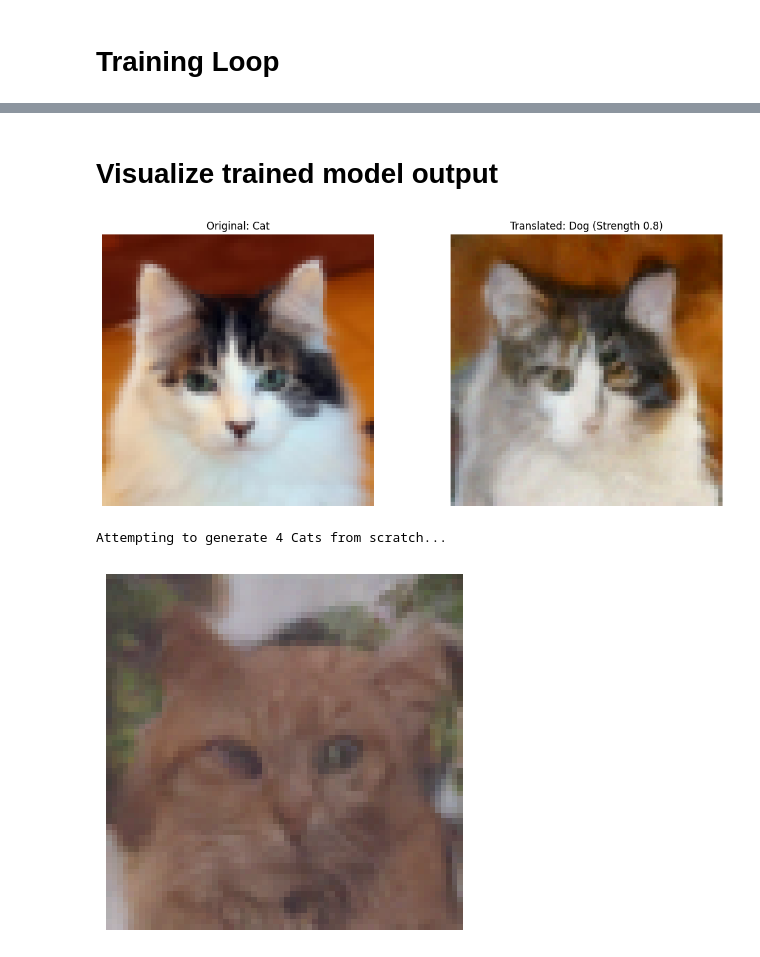
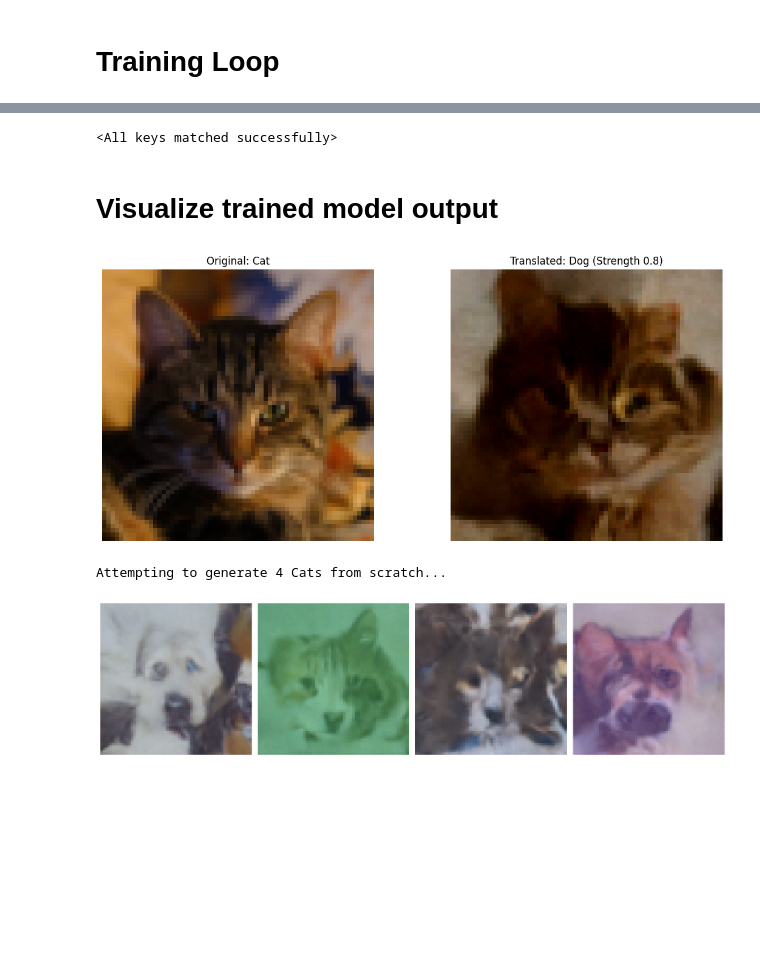
Before and after one commit to robertbejan/deepavance, a Jupyter notebook: miniproject_diffusion.ipynb, the cells around one changed output, grey strips where cells are left out. Cells and saved outputs as stored; diff of their text form; code cells hidden in the pictures; blank space fills up the shorter version.

Commit message:
try clip embeddings instead of labels

```diff
--- a/miniproject_diffusion.ipynb
+++ b/miniproject_diffusion.ipynb
@@ -347,7 +382,7 @@ class Diffusion:
 # %% [markdown]
 # Training util functions
 # %%
-def train_epoch(model, dataloader, optimizer, device, epoch, num_epochs, img_size=128):
+def train_epoch(model, dataloader, optimizer, device, epoch, num_epochs, img_size=128, clip_embeddings=None):
     model.train()
     train_loss = 0
 
@@ -360,11 +395,14 @@ def train_epoch(model, dataloader, optimizer, device, epoch, num_epochs, img_siz
 
         optimizer.zero_grad()
 
+        # --- Get CLIP embeddings for batch ---
+        clip_cond = torch.stack([clip_embeddings[int(l)] for l in labels]).to(device)
+
         # --- Diffusion Training Steps ---
         t = diffusion.sample_timesteps(data.shape[0])
         x_t, noise = diffusion.noise_images(data, t)
 
-        predicted_noise = model(x_t, t, labels)
+        predicted_noise = model(x_t, t, clip_cond)
 
         loss = mse(noise, predicted_noise)
 
@@ -375,7 +413,7 @@ def train_epoch(model, dataloader, optimizer, device, epoch, num_epochs, img_siz
     avg_loss = train_loss / len(dataloader)
     return avg_loss
 
-def validate_epoch(model, dataloader, device, img_size=128):
+def validate_epoch(model, dataloader, device, img_size=128, clip_embeddings=None):
     model.eval()
     val_loss = 0
 
@@ -386,10 +424,13 @@ def validate_epoch(model, dataloader, device, img_size=128):
         for data, labels in dataloader:
             data, labels = data.to(device), labels.to(device)
 
+            # --- Get CLIP embeddings for batch ---
+            clip_cond = torch.stack([clip_embeddings[int(l)] for l in labels]).to(device)
+
             t = diffusion.sample_timesteps(data.shape[0])
             x_t, noise = diffusion.noise_images(data, t)
 
-            predicted_noise = model(x_t, t, labels)
+            predicted_noise = model(x_t, t, clip_cond)
 
             loss = mse(noise, predicted_noise)
             val_loss += loss.item()
@@ -410,7 +451,7 @@ learning_rate = 1e-4
 img_size = IMG_SIZE
 
 # Initialize Model - now competent with selective attention
-model = ConditionalUNet(num_classes=2, device=device).to(device)
+model = ConditionalUNet(device=device).to(device)
 
 # Count parameters
 total_params = sum(p.numel() for p in model.parameters())
@@ -430,10 +471,10 @@ patience_counter = 0
 # --- Main Loop ---
 for epoch in range(1, num_epochs + 1):
     # Training
-    train_loss = train_epoch(model, train_loader, optimizer, device, epoch, num_epochs, img_size=img_size)
+    train_loss = train_epoch(model, train_loader, optimizer, device, epoch, num_epochs, img_size=img_size, clip_embeddings=clip_embeddings)
 
     # Validation
-    val_loss = validate_epoch(model, val_loader, device, img_size=img_size)
+    val_loss = validate_epoch(model, val_loader, device, img_size=img_size, clip_embeddings=clip_embeddings)
 
     print(f'Epoch {epoch}/{num_epochs}: Train Loss: {train_loss:.6f} | Val Loss: {val_loss:.6f}')
 
@@ -471,4 +512,8 @@ Epoch 46/500: Train Loss: 0.043212 | Val Loss: 0.042582
 KeyboardInterrupt:
+# %%
+model.load_state_dict(state_dict)
+# %% [output]
+<All keys matched successfully>
 # %% [markdown]
 # Visualize trained model output
 # %%
@@ -539,7 +575,7 @@ def translate_species(model, diffusion, image, source_label, strength=0.6):
 STRENGTH = 0.8  # Lower strength keeps more structure
 
 # Get a real image from validation set
-real_img, label = val_loader.dataset[0]
+real_img, label = val_loader.dataset[1]
 
 # Translate with CORRECT image size
 diffusion_tools = Diffusion(img_size=IMG_SIZE, device=device, schedule="cosine")
@@ -549,6 +585,7 @@ translated_img = translate_species(
     diffusion_tools,
     real_img,
     label,
+    clip_embeddings,
     strength=STRENGTH
 )
 
@@ -575,25 +612,26 @@ plt.axis('off')
 plt.tight_layout()
 plt.show()
 # %% [output]
-[figure, old version]
+[figure, new version]
 # %%
 import matplotlib.pyplot as plt
 
-def generate_from_scratch(model, diffusion, class_label=0, n_images=4):
+def generate_from_scratch(model, diffusion, class_label=0, clip_embeddings=None, n_images=4):
     """
     Generates images from pure noise (Step 1000 -> 0).
-    This tests if the model learned the distribution at all.
     """
     model.eval()
     with torch.no_grad():
-        # 1. Start from Pure Random Noise at correct size
+        # 1. Start from Pure Random Noise
         x = torch.randn((n_images, 3, diffusion.img_size, diffusion.img_size)).to(device)
-        labels = torch.tensor([class_label] * n_images).to(device)
+
+        # Get CLIP embedding for target class
+        target_clip_emb = clip_embeddings[class_label].unsqueeze(0).expand(n_images, -1).to(device)
 
         # 2. Denoise loop (Full 1000 steps)
         for i in reversed(range(1, diffusion.noise_steps)):
             t = torch.ones(n_images).long().to(device) * i
-            predicted_noise = model(x, t, labels)
+            predicted_noise = model(x, t, target_clip_emb)
 
             alpha = diffusion.alpha[t][:, None, None, None]
             alpha_hat = diffusion.alpha_hat[t][:, None, None, None]
@@ -603,33 +641,33 @@ def generate_from_scratch(model, diffusion, class_label=0, n_images=4):
                 noise = torch.randn_like(x)
             else:
                 noise = torch.zeros_like(x)
 
             x = (1 / torch.sqrt(alpha)) * (x - ((1 - alpha) / (torch.sqrt(1 - alpha_hat))) * predicted_noise) + torch.sqrt(beta) * noise
             x = torch.clamp(x, -1.0, 1.0)
 
-    # 3. Un-normalize from [-1, 1] to [0, 1] for display
+    # 3. Un-normalize from [-1, 1] to [0, 1]
     x = (x.clamp(-1, 1) + 1) / 2
     return x
 
 # --- RUN DIAGNOSTIC ---
 diff_debug = Diffusion(img_size=IMG_SIZE, device=device, schedule="cosine")
 
 # Generate 4 Cats
 print("Attempting to generate 4 Cats from scratch...")
-gen_imgs = generate_from_scratch(model, diff_debug, class_label=0, n_images=1)
+gen_imgs = generate_from_scratch(model, diff_debug, class_label=1, clip_embeddings=clip_embeddings, n_images=4)
 
 plt.figure(figsize=(15, 5))
 for i in range(len(gen_imgs)):
     plt.subplot(1, 4, i+1)
 
     img = gen_imgs[i].detach().cpu()
     img = img.permute(1, 2, 0)
 
     plt.imshow(img.clamp(0, 1))
     plt.axis('off')
 
 plt.tight_layout()
 plt.show()
 # %% [output]
 Attempting to generate 4 Cats from scratch...
-[figure, old version]
+[figure, new version]
```
Also changed, not shown: parts of 5 cells of this notebook.
